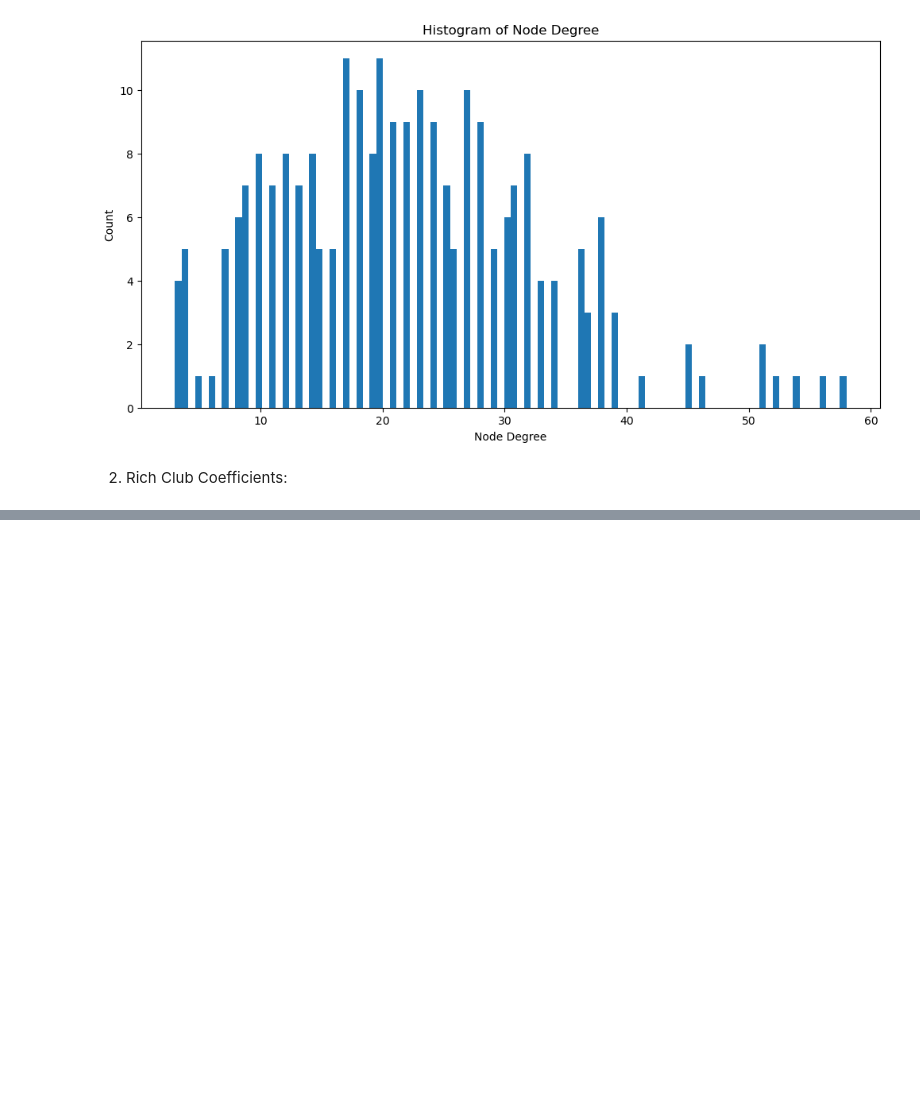
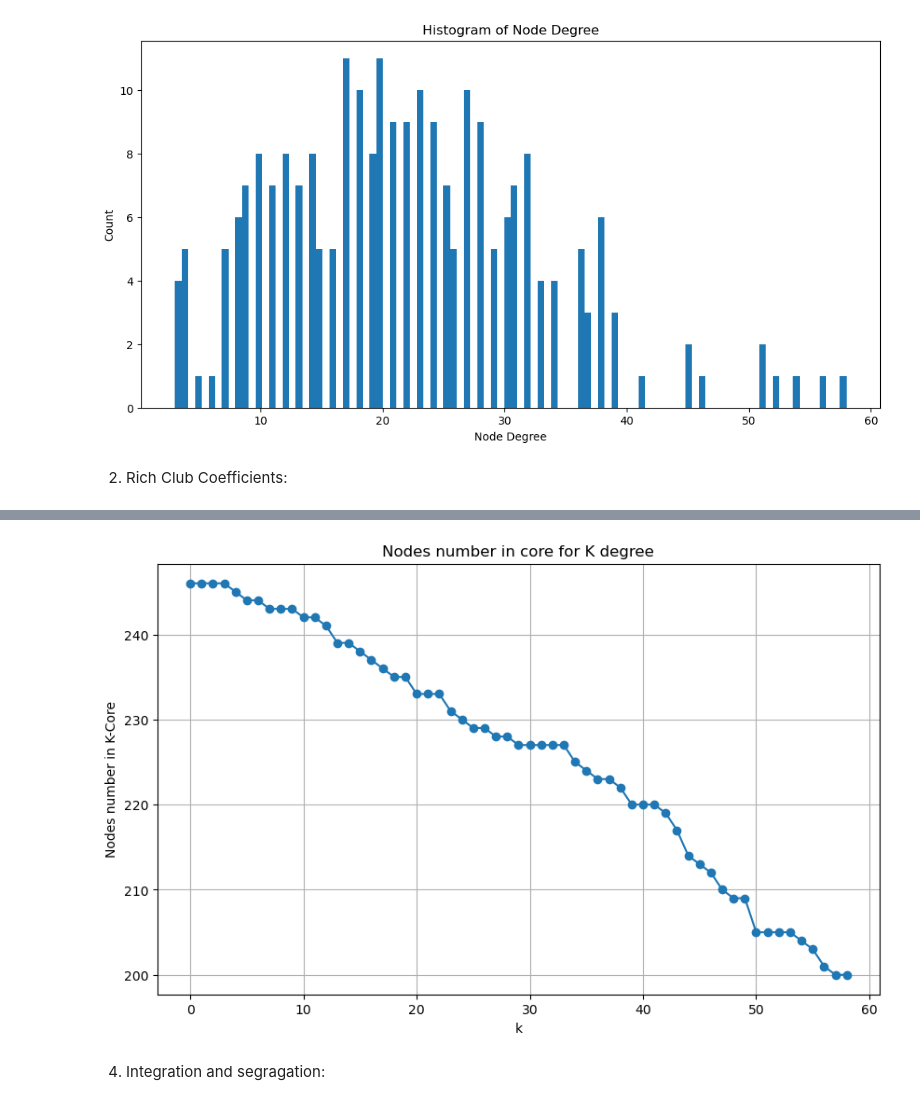
Before and after one commit to chenlrv/brain-networks-and-graphs, a Jupyter notebook: assignment.ipynb, the cells around one changed output, grey strips where cells are left out. Drawn from its saved outputs; the diff is of its cells as text; code cells hidden in the pictures; blank space fills up the shorter version.

```diff
--- a/assignment.ipynb
+++ b/assignment.ipynb
@@ -115,0 +119,12 @@ plt.show()
+# %%
+def calculate_nodes_number_in_k_core(matrix, k):
+    degrees = np.sum(matrix, axis=1)
+    remaining_nodes = np.sum(degrees >= k)
+
+    return remaining_nodes
+# %%
+node_counts = []
+
+for k in k_values:
+    nodes_num_in_k_core = calculate_nodes_number_in_k_core(structural_matrix, k)
+    node_counts.append(nodes_num_in_k_core)
@@ -115,0 +135,12 @@ plt.show()
+# %%
+plt.figure(figsize=(10, 6))
+plt.plot(k_values, node_counts, marker='o')
+plt.xlabel('k')
+plt.ylabel('Nodes number in K-Core')
+plt.title('Nodes number in core for K degree')
+plt.grid(True)
+plt.show()
+# %% [output]
+[figure, added]
+# %% [markdown]
+4. Integration and segragation:
```
Also changed, not shown: parts of 11 cells of this notebook.
